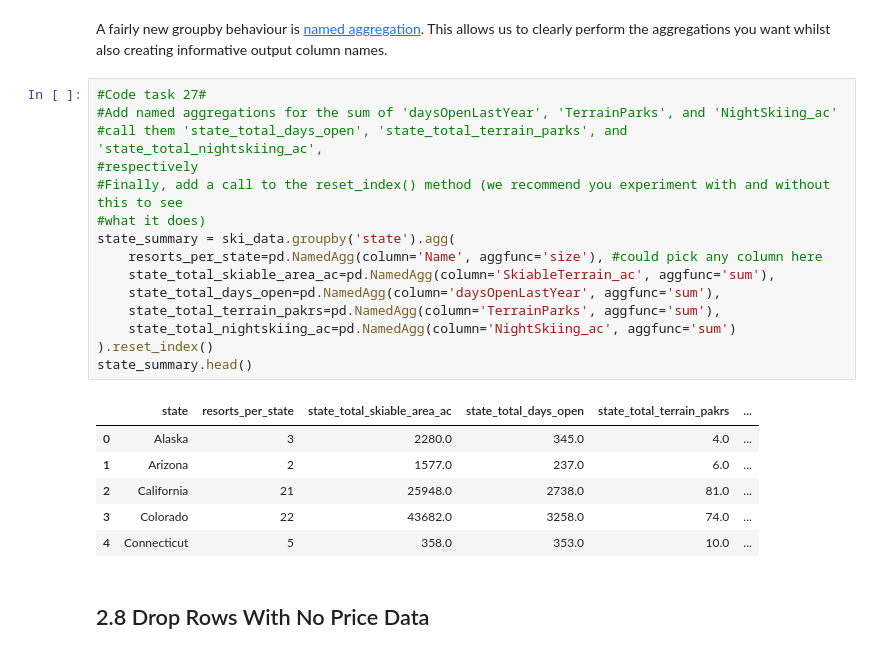
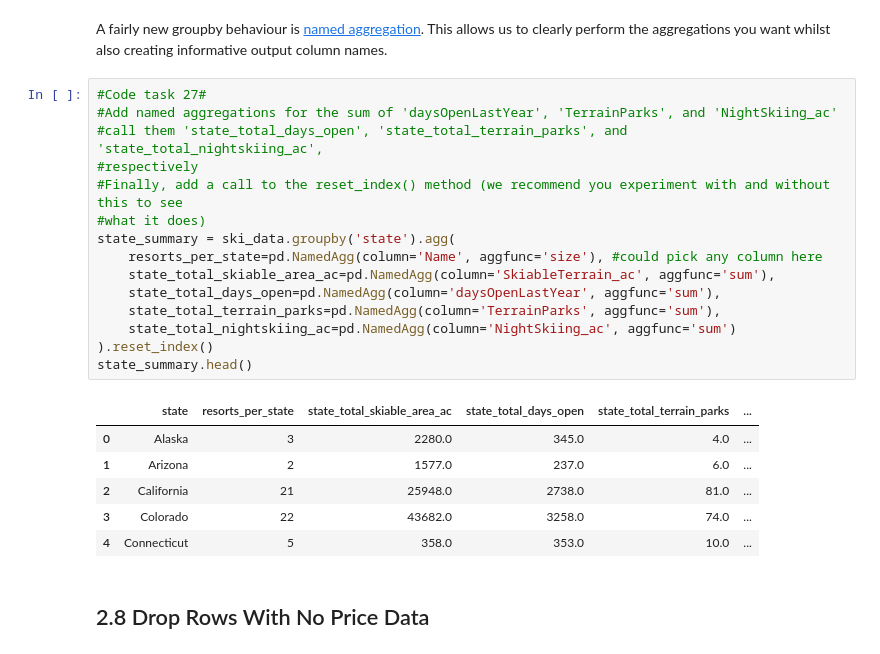
Before and after one commit to kpretz/DataScienceGuidedCapstone, a Jupyter notebook: Notebooks/02_data_wrangling.ipynb, the cells around one changed output. Drawn from its saved outputs; the diff is of its cells as text.

```diff
--- a/Notebooks/02_data_wrangling.ipynb
+++ b/Notebooks/02_data_wrangling.ipynb
@@ -719,20 +719,20 @@ A fairly new groupby behaviour is [named aggregation](https://pandas-docs.github
 # %%
 #Code task 27#
 #Add named aggregations for the sum of 'daysOpenLastYear', 'TerrainParks', and 'NightSkiing_ac'
 #call them 'state_total_days_open', 'state_total_terrain_parks', and 'state_total_nightskiing_ac',
 #respectively
 #Finally, add a call to the reset_index() method (we recommend you experiment with and without this to see
 #what it does)
 state_summary = ski_data.groupby('state').agg(
     resorts_per_state=pd.NamedAgg(column='Name', aggfunc='size'), #could pick any column here
     state_total_skiable_area_ac=pd.NamedAgg(column='SkiableTerrain_ac', aggfunc='sum'),
     state_total_days_open=pd.NamedAgg(column='daysOpenLastYear', aggfunc='sum'),
-    state_total_terrain_pakrs=pd.NamedAgg(column='TerrainParks', aggfunc='sum'),
+    state_total_terrain_parks=pd.NamedAgg(column='TerrainParks', aggfunc='sum'),
     state_total_nightskiing_ac=pd.NamedAgg(column='NightSkiing_ac', aggfunc='sum')
 ).reset_index()
 state_summary.head()
 # %% [output]
-|  | state | resorts_per_state | state_total_skiable_area_ac | state_total_days_open | state_total_terrain_pakrs | ... |
+|  | state | resorts_per_state | state_total_skiable_area_ac | state_total_days_open | state_total_terrain_parks | ... |
 | 0 | Alaska | 3 | 2280.0 | 345.0 | 4.0 | ... |
 | 1 | Arizona | 2 | 1577.0 | 237.0 | 6.0 | ... |
 | 2 | California | 21 | 25948.0 | 2738.0 | 81.0 | ... |
```
Also changed, not shown: parts of 1 cell of this notebook, 1 other file.
